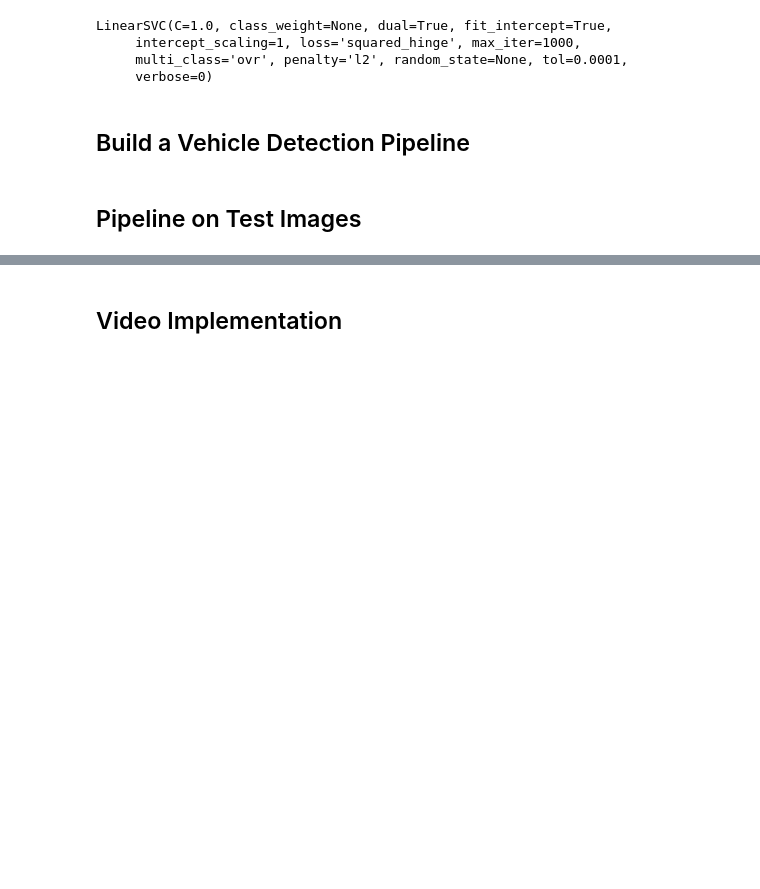
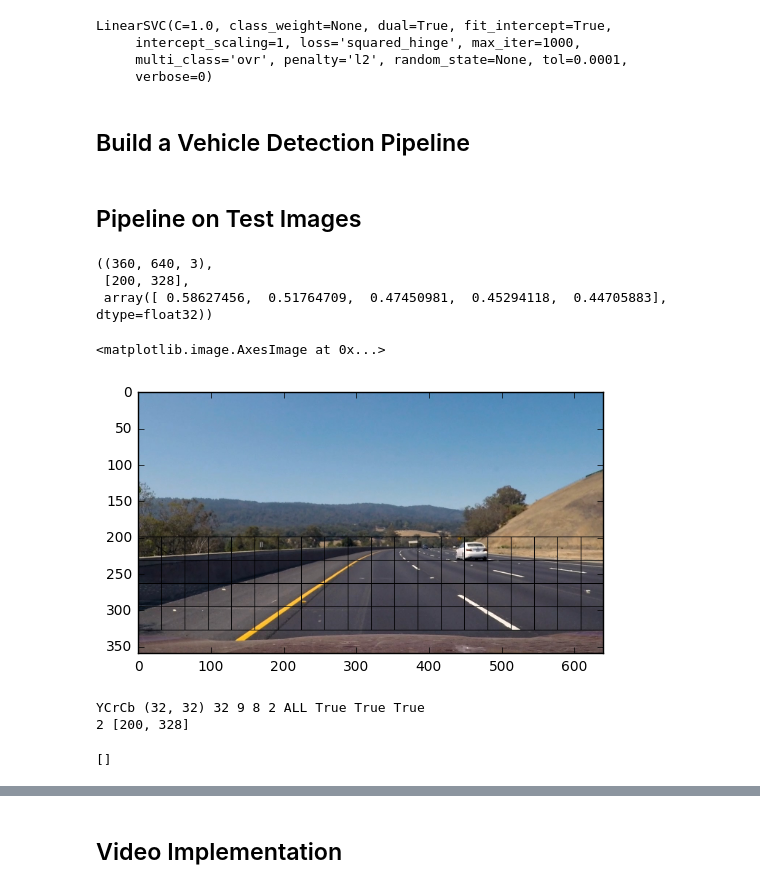
Before and after one commit to WenjinTao/Self-Driving-Car-Nanodegree--Udacity, a Jupyter notebook: Term1/P5-Vehicle_Detection/P5-Vehicle_Detection.ipynb, the cells around one changed output, grey strips where cells are left out. Saved outputs shown, nothing was run; the diff lists cells and outputs as text; code cells hidden in the pictures; blank space fills up the shorter version.

```diff
--- a/Term1/P5-Vehicle_Detection/P5-Vehicle_Detection.ipynb
+++ b/Term1/P5-Vehicle_Detection/P5-Vehicle_Detection.ipynb
@@ -396,2 +636,45 @@ def vehicle_detecting(image):
 # %% [markdown]
 ## Pipeline on Test Images
+# %%
+# Read in the original image
+img_orig = mpimg.imread('./test_images/test3.jpg')
+# Prepare the canvas for drawing
+img_draw = np.copy(img_orig)
+
+scale = 2
+y_start_stop = [400, 656] # Min and max in y to search in slide_window()
+
+img = img_orig.astype(np.float32)/255
+
+img_scaled = cv2.resize(img, None, fx=1/scale, fy=1/scale)
+
+y_start_stop_scaled = [int(y_start_stop[0]//scale), int(y_start_stop[1]//scale)]
+
+windows = slide_window(img_scaled, x_start_stop=[None, None], y_start_stop=y_start_stop_scaled,
+                    xy_window=(64, 64), xy_overlap=(0.5, 0.5))
+
+# scale = 2
+# y_start_stop = [400, 656] # Min and max in y to search in slide_window()
+
+# img = img_orig.astype(np.float32)/255
+
+# img_scaled = cv2.resize(img, None, fx=1/scale, fy=1/scale)
+
+# y_start_stop_scaled = [int(y_start_stop[0]//scale), int(y_start_stop[1]//scale)]
+
+# windows_ = slide_window(img_scaled, x_start_stop=[None, None], y_start_stop=y_start_stop_scaled,
+#                     xy_window=(64, 64), xy_overlap=(0.5, 0.5))
+
+# windows.extend(windows_)
+
+img_scaled.shape, y_start_stop_scaled, img_scaled[0:5,0,0]
+# %% [output]
+((360, 640, 3),
+ [200, 328],
+ array([ 0.58627456,  0.51764709,  0.47450981,  0.45294118,  0.44705883], dtype=float32))
+# %%
+img_temp = draw_boxes(img_scaled, windows, color=(0, 0, 255), thick=1)
+plt.imshow(img_temp)
+# %% [output]
+<matplotlib.image.AxesImage at 0x...>
+[figure, added]
@@ -397,0 +778,7 @@ def vehicle_detecting(image):
+# %%
+# Let's double check the parameters
+print(color_space, spatial_size, hist_bins, orient, pix_per_cell,cell_per_block,hog_channel, spatial_feat,hist_feat,hog_feat)
+print(scale, y_start_stop_scaled)
+# %% [output]
+YCrCb (32, 32) 32 9 8 2 ALL True True True
+2 [200, 328]
@@ -397,0 +794,4 @@ def vehicle_detecting(image):
+# %%
+hot_windows
+# %% [output]
+[]
```
Also changed, not shown: parts of 33 cells of this notebook.
